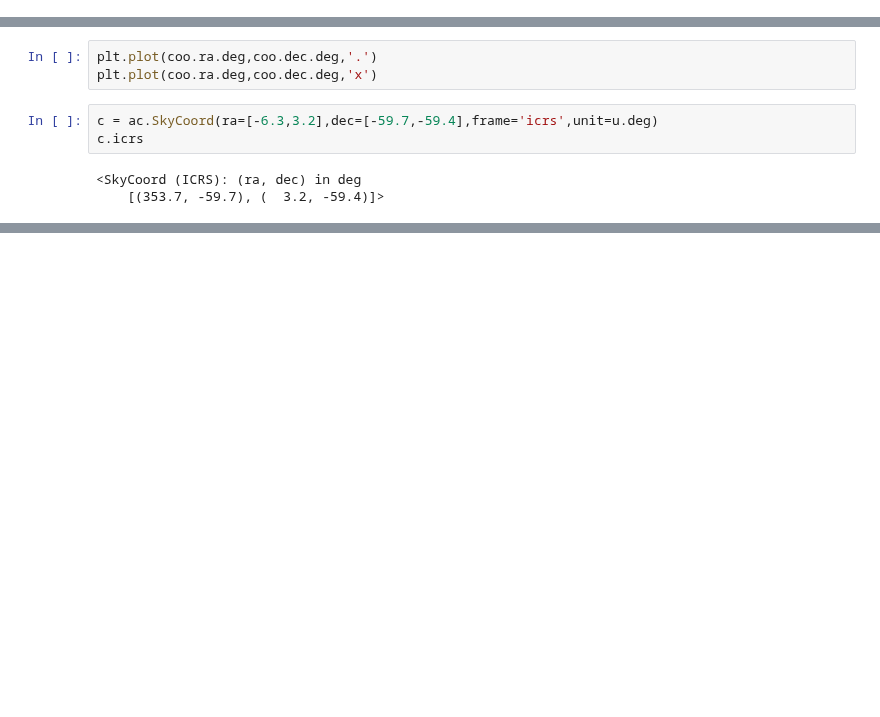
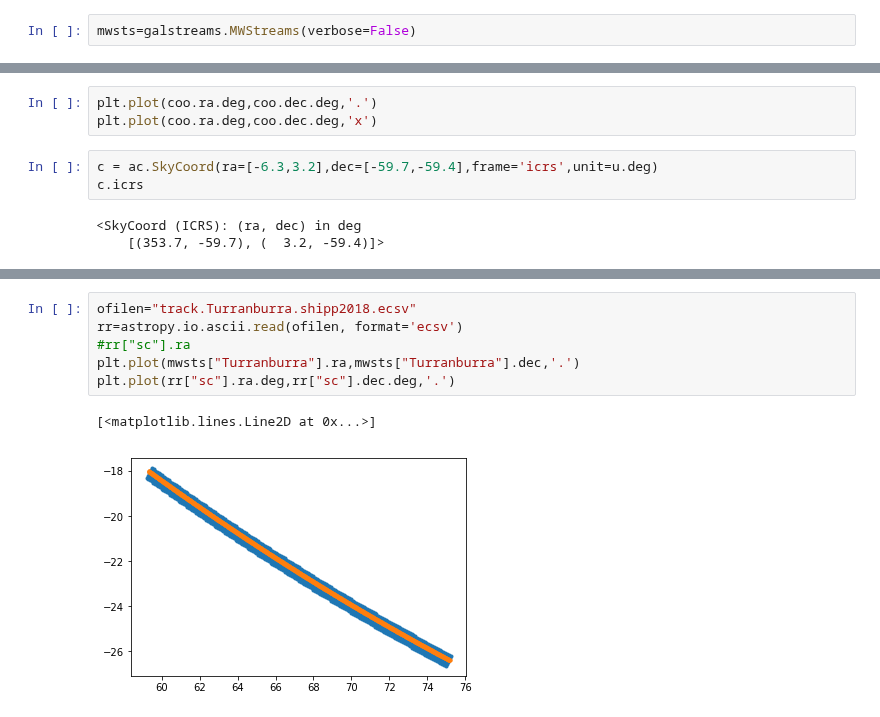
Before and after one commit to cmateu/galstreams, a Jupyter notebook: galstreams/tracks/standardized_tracks.ipynb, the cells around one changed output, grey strips where cells are left out. Cells and saved outputs as stored; diff of their text form; blank space fills up the shorter version.

```diff
--- a/galstreams/tracks/standardized_tracks.ipynb
+++ b/galstreams/tracks/standardized_tracks.ipynb
@@ -104 +222,3 @@ t = ac.SkyCoord(ra=track[:,0]*u.deg,dec=track[:,1]*u.deg,frame='icrs')
+# %%
+mwsts=galstreams.MWStreams(verbose=False)
 # %%
@@ -118,0 +246,9 @@ c.icrs
+# %%
+ofilen="track.Turranburra.shipp2018.ecsv"
+rr=astropy.io.ascii.read(ofilen, format='ecsv')
+#rr["sc"].ra
+plt.plot(mwsts["Turranburra"].ra,mwsts["Turranburra"].dec,'.')
+plt.plot(rr["sc"].ra.deg,rr["sc"].dec.deg,'.')
+# %% [output]
+[<matplotlib.lines.Line2D at 0x...>]
+[figure, added]
```
Also changed, not shown: parts of 19 cells of this notebook, 14 other files.
